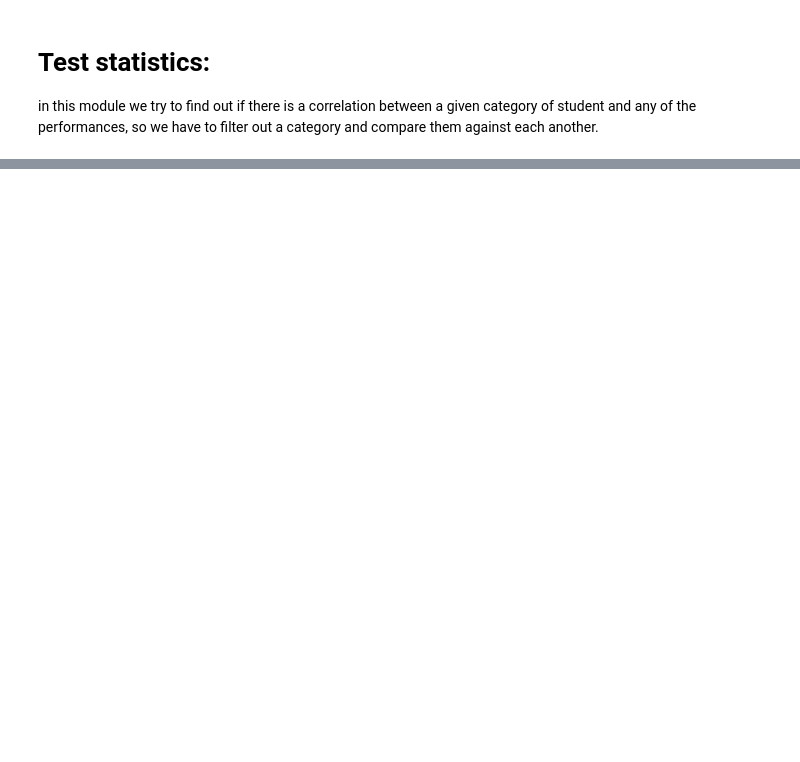
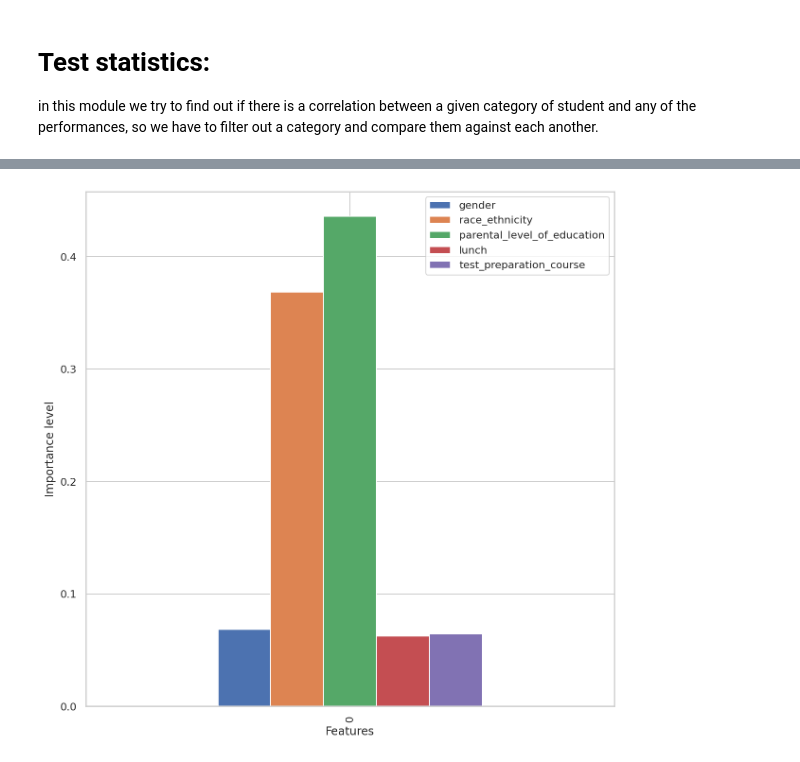
Before and after one commit to randonneesdatatrek/Team_11, a Jupyter notebook: src/studentBAP.ipynb, the cells around one changed output, grey strips where cells are left out. Saved outputs shown, nothing was run; the diff lists cells and outputs as text; code cells hidden in the pictures; blank space fills up the shorter version.

Commit message:
started script ML and graphic module

```diff
--- a/src/studentBAP.ipynb
+++ b/src/studentBAP.ipynb
@@ -625,0 +577,98 @@ runAllTests()
+# %%
+"""
+Module Machine learning RandomForestClassifier
+"""
+# Load scikit's random forest classifier library
+from sklearn.ensemble import RandomForestClassifier
+from sklearn.preprocessing import OneHotEncoder
+from sklearn.preprocessing import OrdinalEncoder
+from sklearn.model_selection import train_test_split
+import sys
+# Load pandas
+import pandas as pd
+# Load numpy
+import numpy as np
+pd.set_option('display.max_columns', 20)
+pd.set_option('display.width', 500)
+
+def main():
+  print('Machine learning fro prediction\n')
+  npt=input('Enter your data like this example:\n' \
+        +'male,group E,some high school,standard,none')
+  if (not npt ):
+    return
+  npt=np.array(npt.split(','))
+  if len(npt)>5:
+    print('For instance we can only make prediction fro one student.')
+    return
+  npt=npt.reshape(1,5)
+  data=(pd.DataFrame(npt))
+
+  predict(data)
+  featuresImportance()
+
+  # Set random seed, so it start from 0
+  np.random.seed(0)
+  # 1) math_score machine learning
+  target = ds[['math_score','reading_score','writing_score']]
+  #split dataset
+  x_train, x_test, y_train, y_test= train_test_split(ds,target,test_size=0.2, random_state =0)
+  # preparing features
+  gender=x_train['gender'].unique()
+  race_ethnicity=x_train['race_ethnicity'].unique()
+  parental_level_of_education=x_train['parental_level_of_education'].unique()
+  lunch=x_train['lunch'].unique()
+  test_preparation_course=x_train['test_preparation_course'].unique()
+  #transforming features values from string to numeric
+  #ohe=OneHotEncoder(categories=[gender,race_ethnicity,parental_level_of_education,lunch,test_preparation_course])
+  oe=OrdinalEncoder(categories=[gender,race_ethnicity,parental_level_of_education,lunch,test_preparation_course])
+  global train_ds
+  global test_ds
+  train_ds = x_train[['gender','race_ethnicity','parental_level_of_education','lunch','test_preparation_course']]
+  test_ds=x_test[['gender','race_ethnicity','parental_level_of_education','lunch','test_preparation_course']]
+
+  #ohe.fit(cat_ds)
+  oe.fit(train_ds)
+  #OneHotEncoder()
+  OrdinalEncoder()
+  #features = ohe.transform(train_ds).toarray()
+  features = oe.transform(train_ds)
+  #trfm=ohe.transform([['male','group E','some high school','standard','none']]).toarray()
+  """
+  trfm=oe.transform([['male','group E','some high school','standard','none'],\
+                   ['female','group E','some high school','standard','none'],\
+                   ['male','group C','some high school','standard','none'],\
+                   ['female','group C','some high school','standard','none']])
+  """
+
+  clf=RandomForestClassifier(n_jobs=2, random_state=0)
+  clf.fit(np.asarray(features),y_train)
+
+def featuresImportance():
+  features_importance=clf.feature_importances_
+  fi_df=pd.DataFrame(features_importance.reshape(1,5),columns=['gender','race_ethnicity','parental_level_of_education','lunch','test_preparation_course'])
+
+  print('features importance')
+
+  print(fi_df)
+  print()
+  fi_df.plot(kind='bar', xlabel='Features', ylabel='Importance level' ,figsize=[10,10],)
+
+def predict(ftrs=None):
+
+   rows_count=10
+   if(ftrs is None):
+     trfm=oe.transform(test_ds.head(rows_count))
+   else:
+     rows_count=len(ftrs.index)
+     trfm=oe.transform(ftrs)
+
+   pred=clf.predict(trfm)
+   pred_df=pd.DataFrame(pred.reshape(rows_count,3),columns=['math_score','reading_score','writing_score'])
+   print('prediction for ('+str(rows_count) +') students')
+   print(pred_df)
+   print('-------------------------------------------')
+
+if __name__=="__main__":
+  main()
+# %% [output]
@@ -625,0 +686 @@ runAllTests()
+[figure, added]
```
Also changed, not shown: parts of 10 cells of this notebook.
